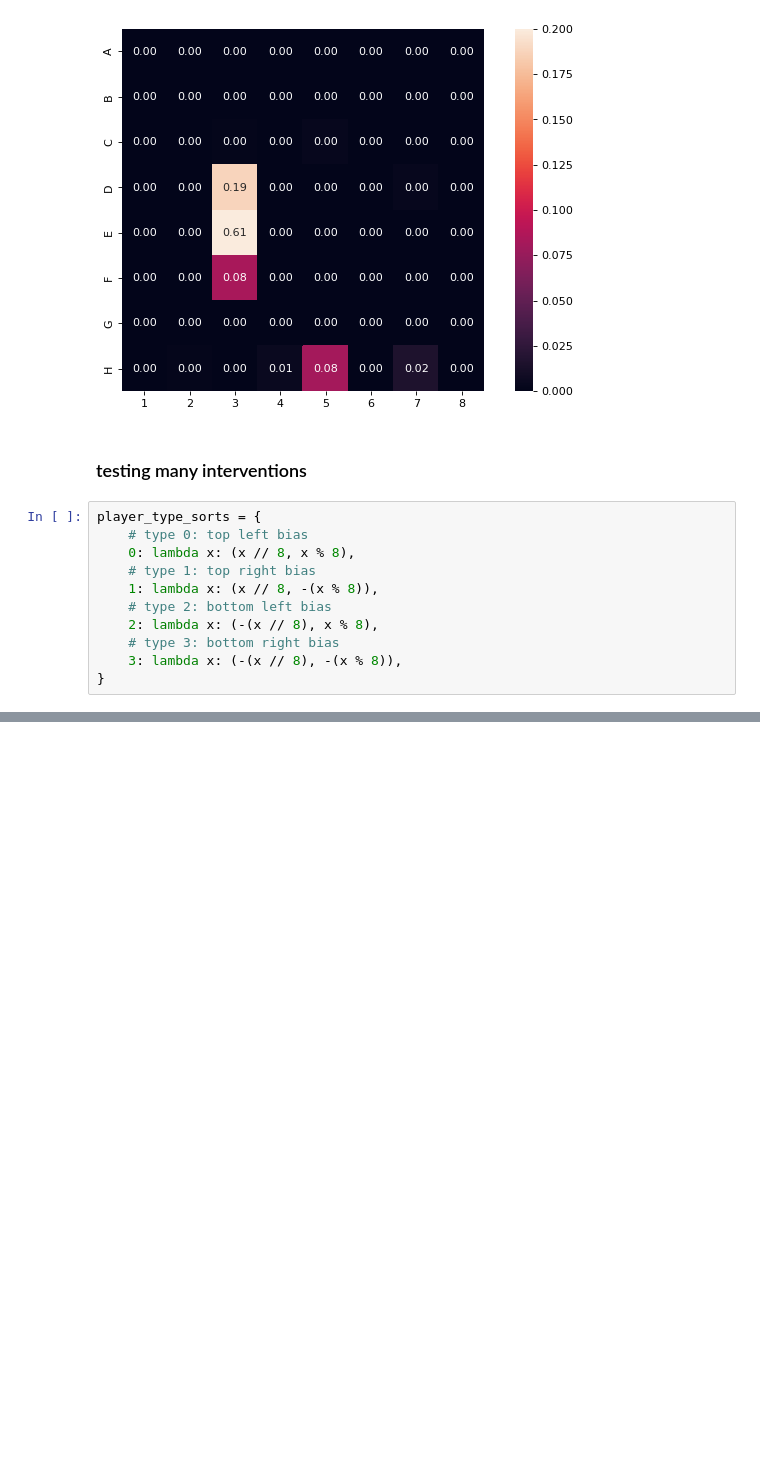
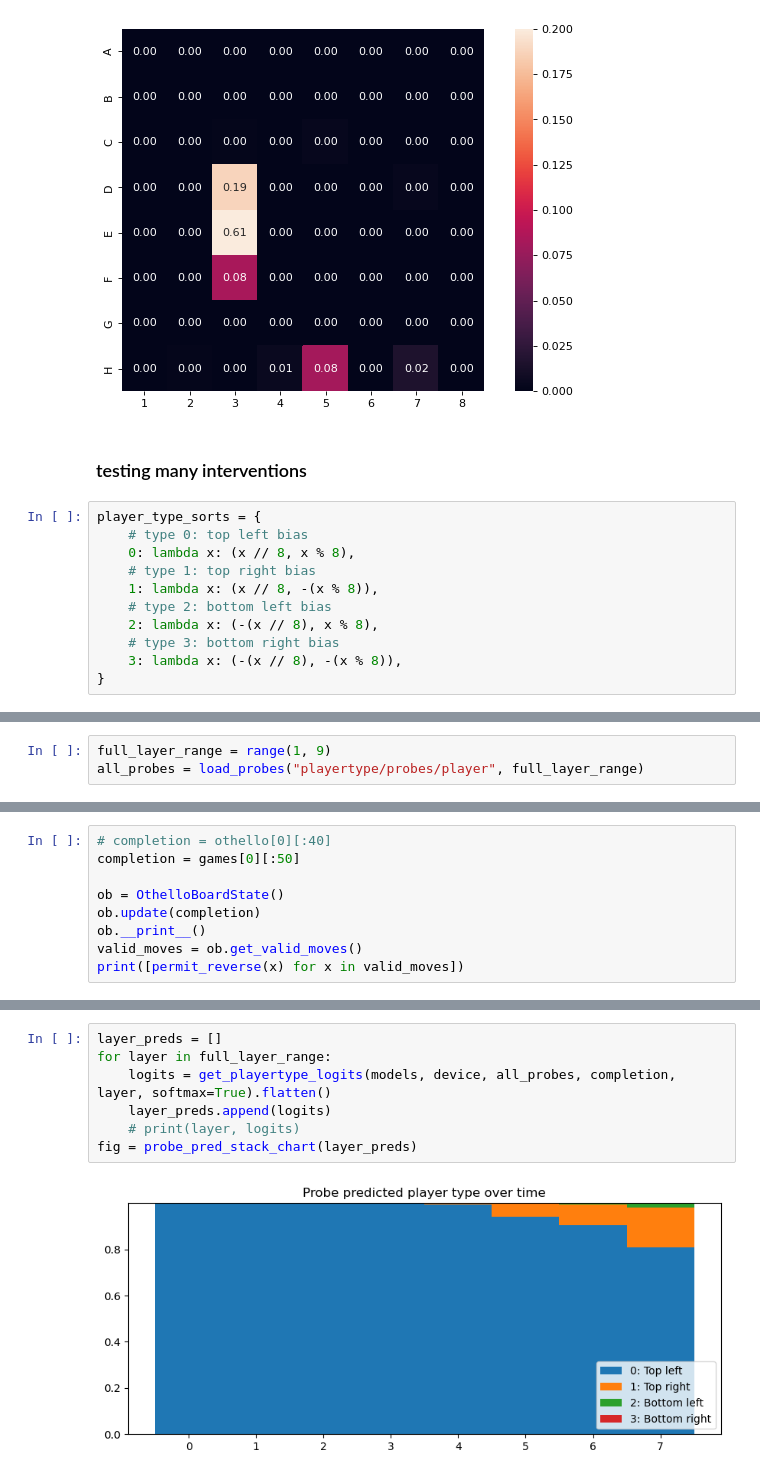
Before and after one commit to icemoon97/othello_world, a Jupyter notebook: probing_playertype.ipynb, the cells around one changed output, grey strips where cells are left out. Drawn from its saved outputs; the diff is of its cells as text; blank space fills up the shorter version.

```diff
--- a/probing_playertype.ipynb
+++ b/probing_playertype.ipynb
@@ -626,0 +658,3 @@ LAYER 8
+# %%
+full_layer_range = range(1, 9)
+all_probes = load_probes("playertype/probes/player", full_layer_range)
@@ -626,0 +671,9 @@ LAYER 8
+# %%
+# completion = othello[0][:40]
+completion = games[0][:50]
+
+ob = OthelloBoardState()
+ob.update(completion)
+ob.__print__()
+valid_moves = ob.get_valid_moves()
+print([permit_reverse(x) for x in valid_moves])
@@ -626,0 +694,9 @@ LAYER 8
+# %%
+layer_preds = []
+for layer in full_layer_range:
+    logits = get_playertype_logits(models, device, all_probes, completion, layer, softmax=True).flatten()
+    layer_preds.append(logits)
+    # print(layer, logits)
+fig = probe_pred_stack_chart(layer_preds)
+# %% [output]
+[figure, added]
```
Also changed, not shown: parts of 20 cells of this notebook.
